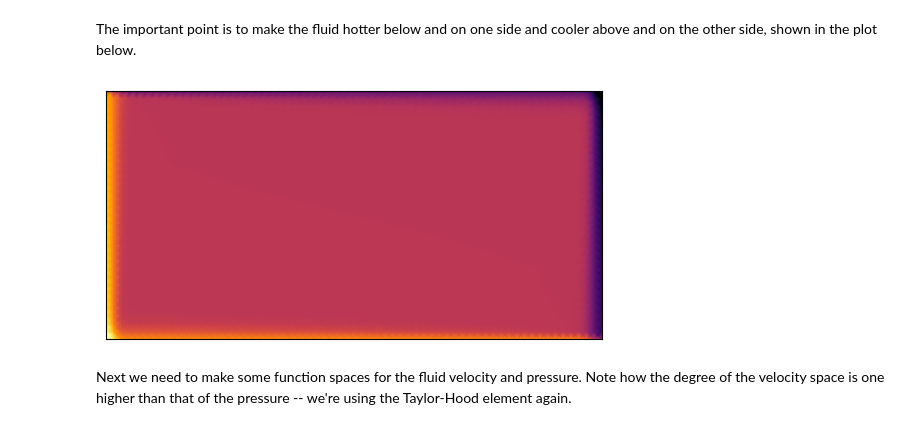
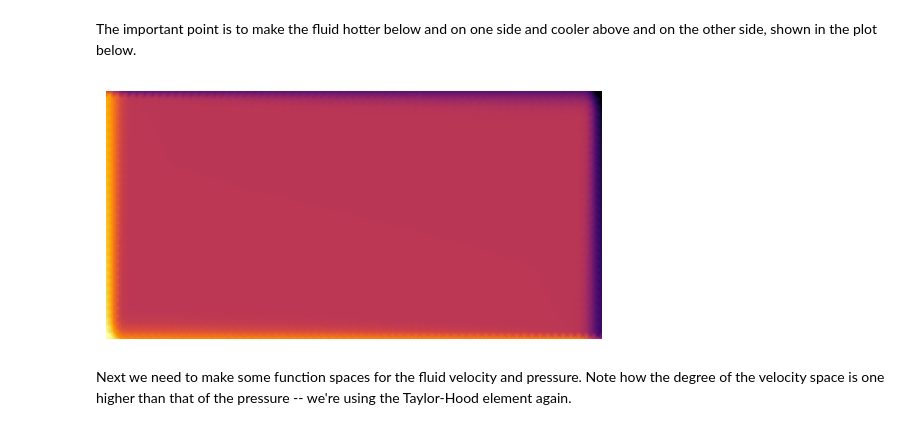
Before and after one commit to danshapero/danshapero.github.io, a Jupyter notebook: posts/mantle-convection/index.ipynb, the cells around one changed output. Cells and saved outputs as stored; diff of their text form; code cells hidden in the pictures.

```diff
--- a/posts/mantle-convection/index.ipynb
+++ b/posts/mantle-convection/index.ipynb
@@ -110,17 +110,16 @@ The important point is to make the fluid hotter below and on one side and cooler
 # %%
 def subplots():
     fig, axes = plt.subplots()
     axes.set_aspect("equal")
-    axes.get_xaxis().set_visible(False)
-    axes.get_yaxis().set_visible(False)
+    axes.set_axis_off()
     axes.set_xlim(0, float(Lx))
     axes.set_ylim(0, float(Ly))
     return fig, axes
 
 fig, axes = subplots()
 firedrake.tripcolor(T, cmap="inferno", axes=axes);
 # %% [output]
-[figure, old version]
+[figure, new version]
 # %% [markdown]
 Next we need to make some function spaces for the fluid velocity and pressure.
 Note how the degree of the velocity space is one higher than that of the pressure -- we're using the Taylor-Hood element again.
```
Also changed, not shown: parts of 2 cells of this notebook, 55 other files.
